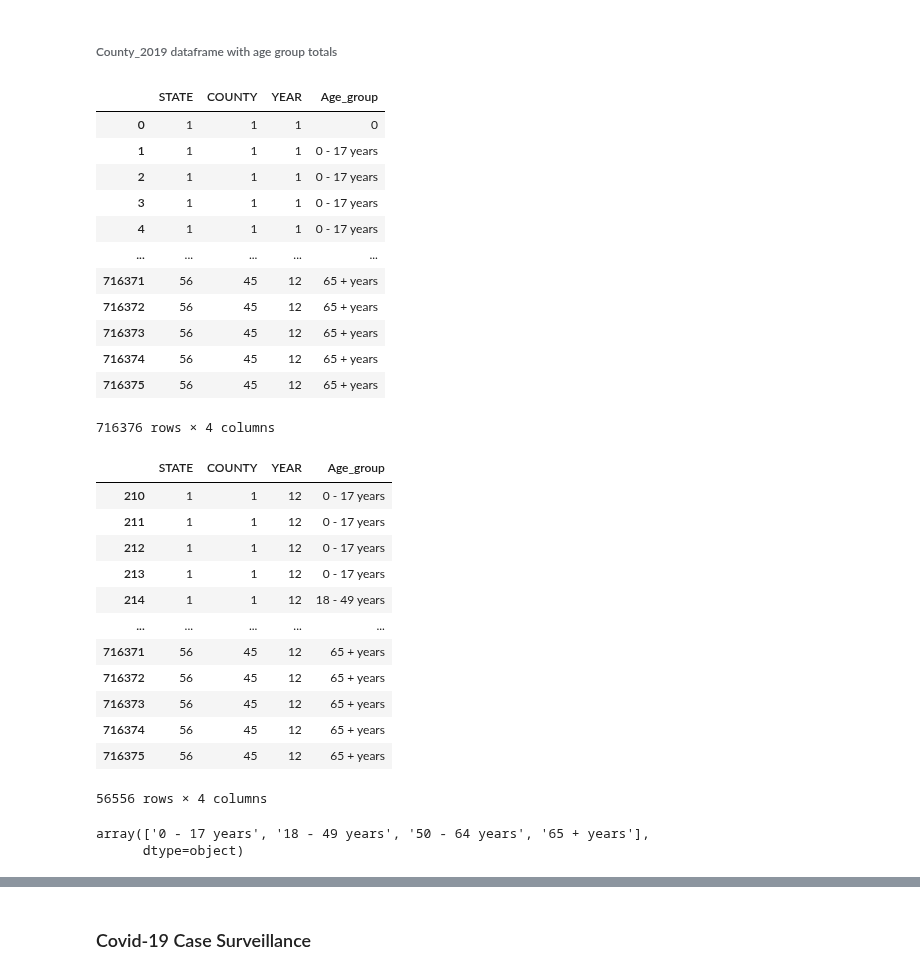
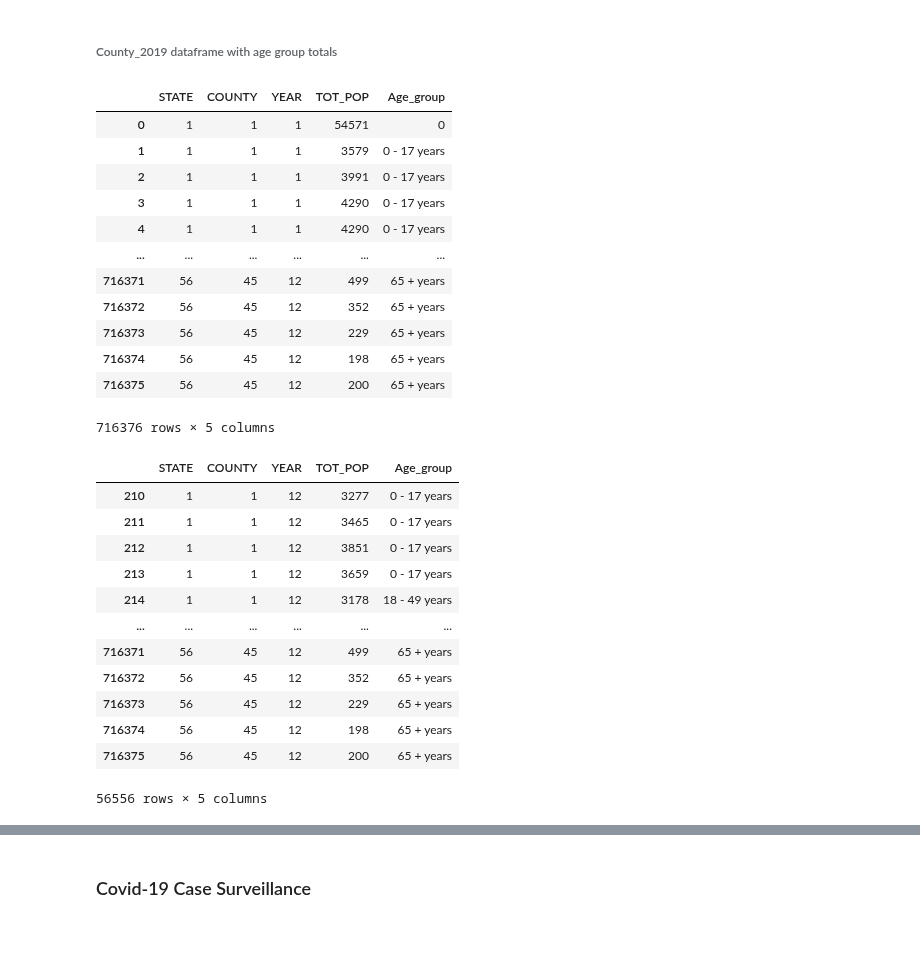
Before and after one commit to mgeffroy/P1-US-COVID-19-Vaccination-Campaign, a Jupyter notebook: P1_Data_Architecture.ipynb, the cells around one changed output, grey strips where cells are left out. Cells and saved outputs as stored; diff of their text form; code cells hidden in the pictures; blank space fills up the shorter version.

```diff
--- a/P1_Data_Architecture.ipynb
+++ b/P1_Data_Architecture.ipynb
@@ -274,43 +282,38 @@ county_2019
 # %% [markdown]
 ###### County_2019 dataframe with age group totals
 # %%
-all_data_age = all_data[['STATE', 'COUNTY', 'YEAR', 'Age_group']]
+all_data_age = all_data[['STATE', 'COUNTY', 'YEAR', 'TOT_POP', 'Age_group']]
 all_data_age
 # %% [output]
-|  | STATE | COUNTY | YEAR | Age_group |
-| 0 | 1 | 1 | 1 | 0 |
-| 1 | 1 | 1 | 1 | 0 - 17 years |
-| 2 | 1 | 1 | 1 | 0 - 17 years |
-| 3 | 1 | 1 | 1 | 0 - 17 years |
-| 4 | 1 | 1 | 1 | 0 - 17 years |
-| ... | ... | ... | ... | ... |
-| 716371 | 56 | 45 | 12 | 65 + years |
-| 716372 | 56 | 45 | 12 | 65 + years |
-| 716373 | 56 | 45 | 12 | 65 + years |
-| 716374 | 56 | 45 | 12 | 65 + years |
-| 716375 | 56 | 45 | 12 | 65 + years |
+|  | STATE | COUNTY | YEAR | TOT_POP | Age_group |
+| 0 | 1 | 1 | 1 | 54571 | 0 |
+| 1 | 1 | 1 | 1 | 3579 | 0 - 17 years |
+| 2 | 1 | 1 | 1 | 3991 | 0 - 17 years |
+| 3 | 1 | 1 | 1 | 4290 | 0 - 17 years |
+| 4 | 1 | 1 | 1 | 4290 | 0 - 17 years |
+| ... | ... | ... | ... | ... | ... |
+| 716371 | 56 | 45 | 12 | 499 | 65 + years |
+| 716372 | 56 | 45 | 12 | 352 | 65 + years |
+| 716373 | 56 | 45 | 12 | 229 | 65 + years |
+| 716374 | 56 | 45 | 12 | 198 | 65 + years |
+| 716375 | 56 | 45 | 12 | 200 | 65 + years |
-716376 rows × 4 columns
+716376 rows × 5 columns
 # %%
 all_data_age = all_data_age.drop(all_data_age.index[all_data_age["Age_group"]=='0'])
 # %%
 all_data_age = all_data_age.loc[all_data_age['YEAR']==12]
 all_data_age
 # %% [output]
-|  | STATE | COUNTY | YEAR | Age_group |
-| 210 | 1 | 1 | 12 | 0 - 17 years |
-| 211 | 1 | 1 | 12 | 0 - 17 years |
-| 212 | 1 | 1 | 12 | 0 - 17 years |
-| 213 | 1 | 1 | 12 | 0 - 17 years |
-| 214 | 1 | 1 | 12 | 18 - 49 years |
-| ... | ... | ... | ... | ... |
-| 716371 | 56 | 45 | 12 | 65 + years |
-| 716372 | 56 | 45 | 12 | 65 + years |
-| 716373 | 56 | 45 | 12 | 65 + years |
-| 716374 | 56 | 45 | 12 | 65 + years |
-| 716375 | 56 | 45 | 12 | 65 + years |
+|  | STATE | COUNTY | YEAR | TOT_POP | Age_group |
+| 210 | 1 | 1 | 12 | 3277 | 0 - 17 years |
+| 211 | 1 | 1 | 12 | 3465 | 0 - 17 years |
+| 212 | 1 | 1 | 12 | 3851 | 0 - 17 years |
+| 213 | 1 | 1 | 12 | 3659 | 0 - 17 years |
+| 214 | 1 | 1 | 12 | 3178 | 18 - 49 years |
+| ... | ... | ... | ... | ... | ... |
+| 716371 | 56 | 45 | 12 | 499 | 65 + years |
+| 716372 | 56 | 45 | 12 | 352 | 65 + years |
+| 716373 | 56 | 45 | 12 | 229 | 65 + years |
+| 716374 | 56 | 45 | 12 | 198 | 65 + years |
+| 716375 | 56 | 45 | 12 | 200 | 65 + years |
-56556 rows × 4 columns
+56556 rows × 5 columns
-# %%
-all_data_age['Age_group'].unique()
-# %% [output]
-array(['0 - 17 years', '18 - 49 years', '50 - 64 years', '65 + years'],
-      dtype=object)
```
Also changed, not shown: parts of 36 cells of this notebook, 1 other file.
